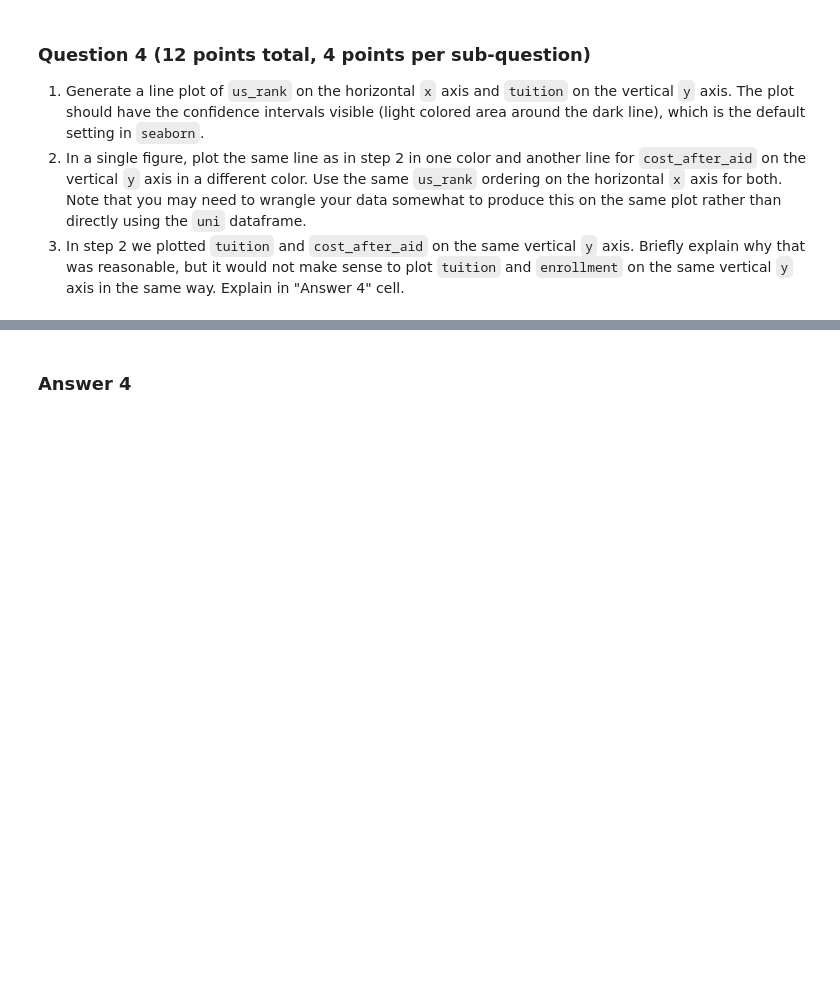
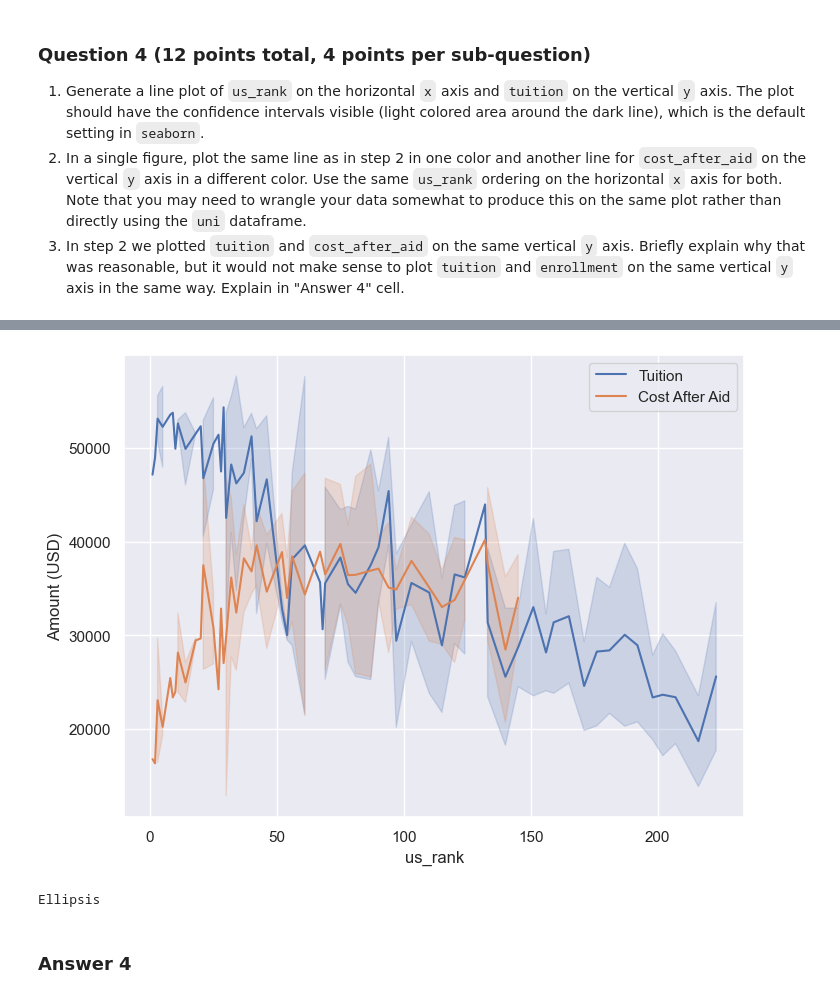
Before and after one commit to zoraizmohammad/cs216, a Jupyter notebook: hw3/homework03.ipynb, the cells around one changed output, grey strips where cells are left out. Cells and saved outputs as stored; diff of their text form; code cells hidden in the pictures; blank space fills up the shorter version.

```diff
--- a/hw3/homework03.ipynb
+++ b/hw3/homework03.ipynb
@@ -157,3 +166,16 @@ _Type your answer here, replacing this text._
+# %%
+# Put your code for 4.2 here
+plt.figure(figsize=(8,6))
+sns.lineplot(data=uni, x="us_rank", y="tuition", errorbar="sd", label="Tuition")
+sns.lineplot(data=uni, x="us_rank", y="cost_after_aid", errorbar="sd", label="Cost After Aid")
+plt.xlabel("us_rank")
+plt.ylabel("Amount (USD)")
+plt.legend()
+plt.show()
+...
+# %% [output]
+[figure, added]
+Ellipsis
 # %% [markdown]
 <!-- END QUESTION -->
 
```
Also changed, not shown: parts of 13 cells of this notebook.
